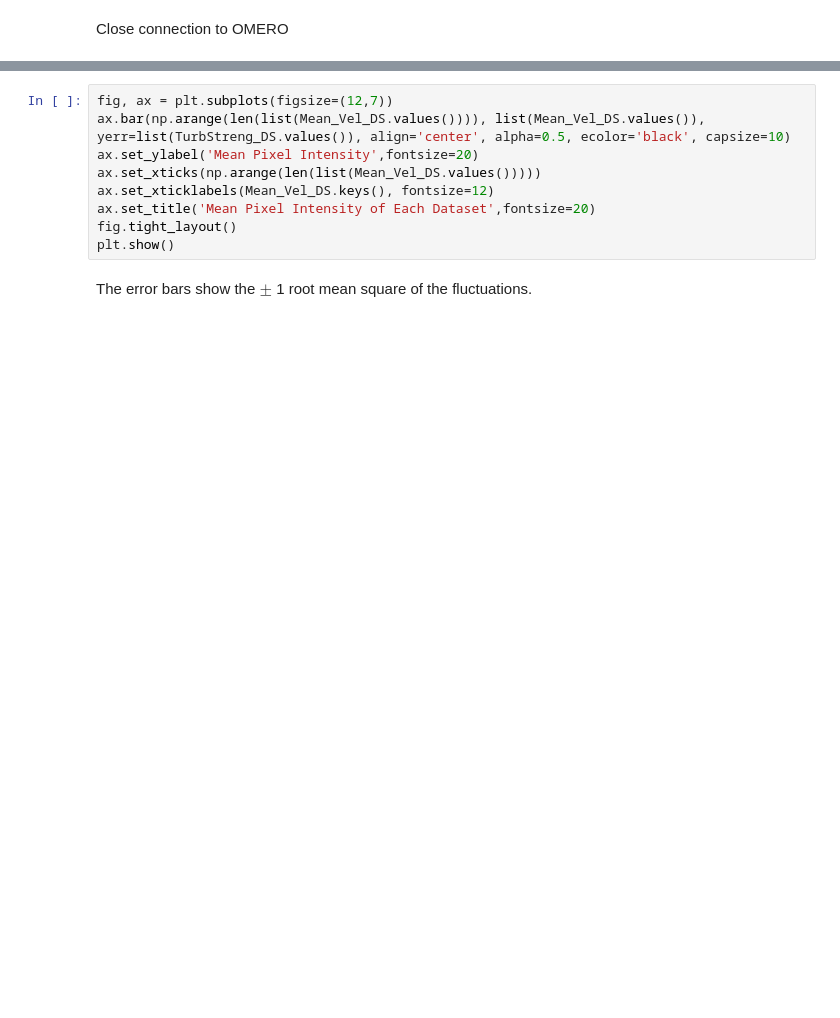
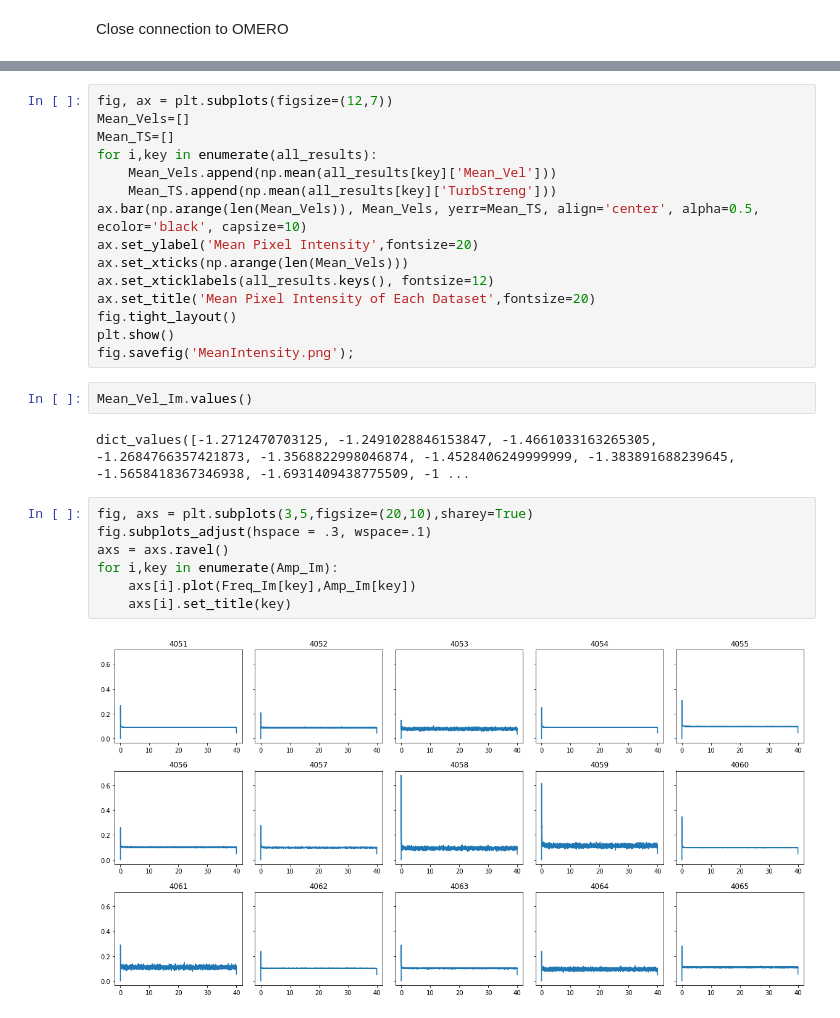
Before and after one commit to Laura190/FluctuatingIntensities, a Jupyter notebook: FluctuatingIntensities.ipynb, the cells around one changed output, grey strips where cells are left out. Drawn from its saved outputs; the diff is of its cells as text; blank space fills up the shorter version.

```diff
--- a/FluctuatingIntensities.ipynb
+++ b/FluctuatingIntensities.ipynb
@@ -182,11 +253,28 @@ The mean intensity of the pixels in each image are shown below.
 # %%
 fig, ax = plt.subplots(figsize=(12,7))
-ax.bar(np.arange(len(list(Mean_Vel_DS.values()))), list(Mean_Vel_DS.values()), yerr=list(TurbStreng_DS.values()), align='center', alpha=0.5, ecolor='black', capsize=10)
+Mean_Vels=[]
+Mean_TS=[]
+for i,key in enumerate(all_results):
+    Mean_Vels.append(np.mean(all_results[key]['Mean_Vel']))
+    Mean_TS.append(np.mean(all_results[key]['TurbStreng']))
+ax.bar(np.arange(len(Mean_Vels)), Mean_Vels, yerr=Mean_TS, align='center', alpha=0.5, ecolor='black', capsize=10)
 ax.set_ylabel('Mean Pixel Intensity',fontsize=20)
-ax.set_xticks(np.arange(len(list(Mean_Vel_DS.values()))))
-ax.set_xticklabels(Mean_Vel_DS.keys(), fontsize=12)
+ax.set_xticks(np.arange(len(Mean_Vels)))
+ax.set_xticklabels(all_results.keys(), fontsize=12)
 ax.set_title('Mean Pixel Intensity of Each Dataset',fontsize=20)
 fig.tight_layout()
 plt.show()
+fig.savefig('MeanIntensity.png');
-# %% [markdown]
-The error bars show the $\pm$ 1 root mean square of the fluctuations.
+# %%
+Mean_Vel_Im.values()
+# %% [output]
+dict_values([-1.2712470703125, -1.2491028846153847, -1.4661033163265305, -1.2684766357421873, -1.3568822998046874, -1.4528406249999999, -1.383891688239645, -1.5658418367346938, -1.6931409438775509, -1 ...
+# %%
+fig, axs = plt.subplots(3,5,figsize=(20,10),sharey=True)
+fig.subplots_adjust(hspace = .3, wspace=.1)
+axs = axs.ravel()
+for i,key in enumerate(Amp_Im):
+    axs[i].plot(Freq_Im[key],Amp_Im[key])
+    axs[i].set_title(key)
+# %% [output]
+[figure, added]
```
Also changed, not shown: parts of 42 cells of this notebook, 7 other files.
